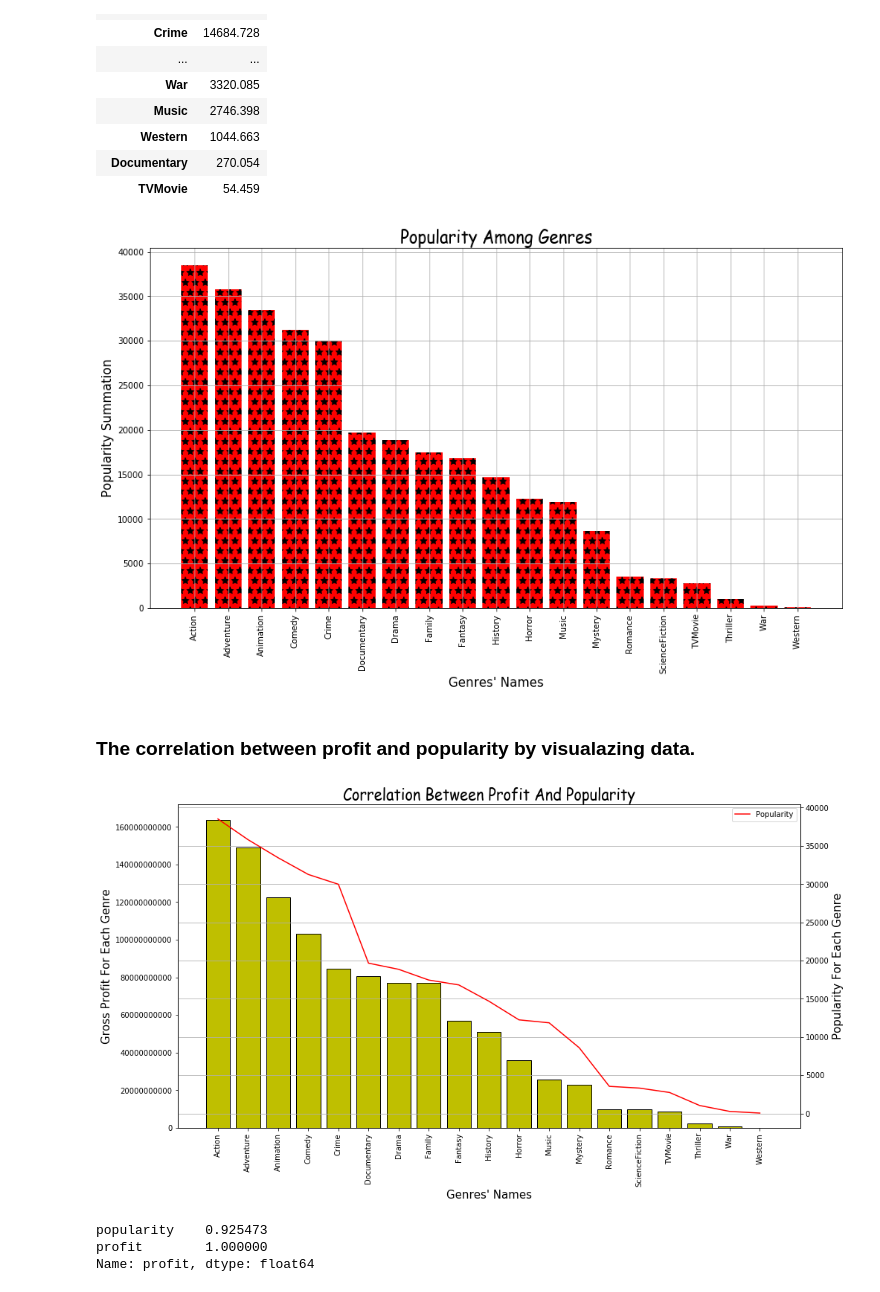
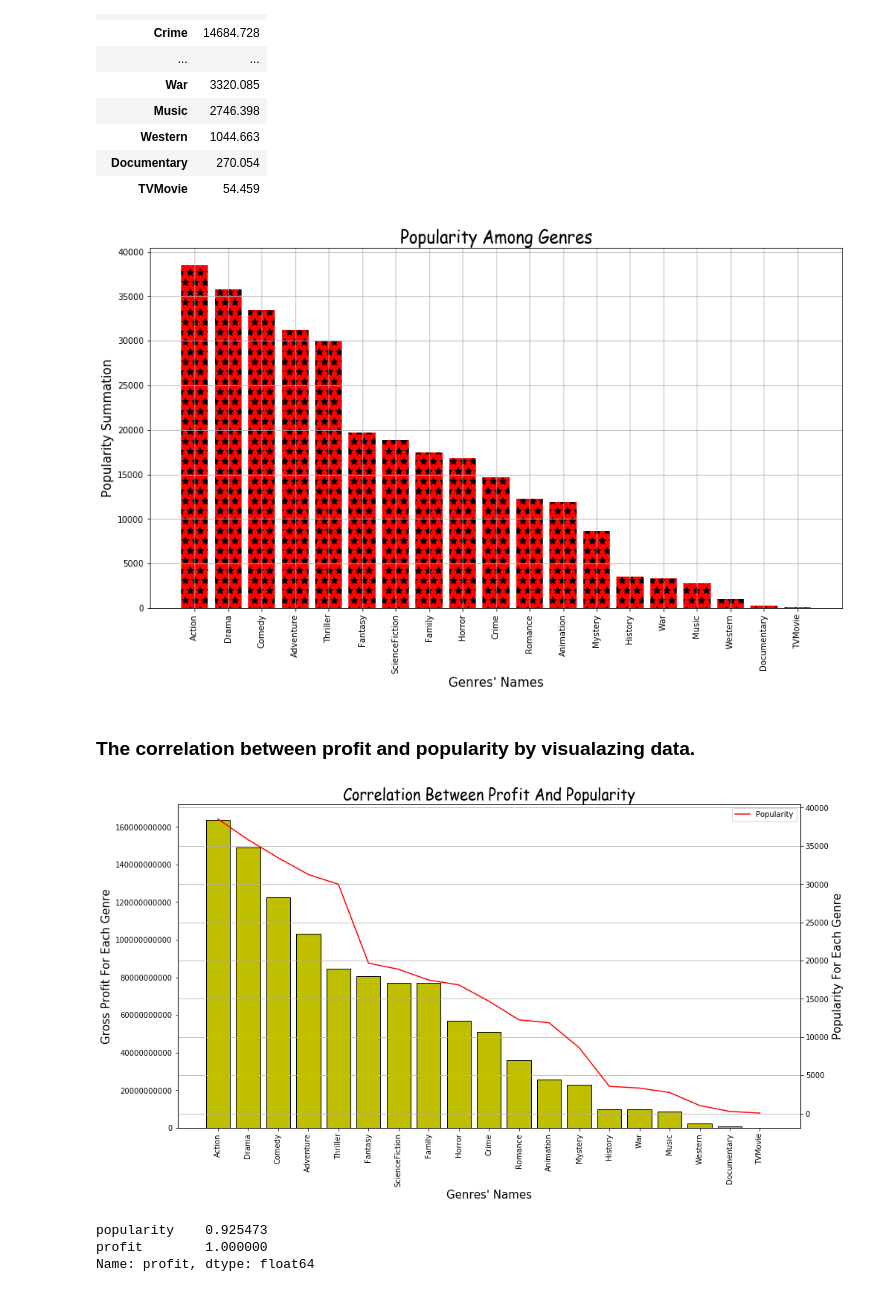
Before and after one commit to alimahzoon/Microsoft-Movie-Analysis, a Jupyter notebook: CorrelationAnalysis.ipynb, the cells around one changed output. Drawn from its saved outputs; the diff is of its cells as text; code cells hidden in the pictures.

```diff
--- a/CorrelationAnalysis.ipynb
+++ b/CorrelationAnalysis.ipynb
@@ -269,26 +269,26 @@ sum_genre_pop_df
 # %%
 plt.figure(figsize=(15,8))
 
 
-x=genre_keys
+x=sum_genre_pop_df.index
 height= sum_genre_pop_df['popularity']
 
 
 plt.bar(x,height, color='r', hatch='*')
 
 
 plt.xticks(x, rotation='vertical')
 plt.title('Popularity Among Genres', fontdict={'fontname':'Comic Sans MS', 'fontsize':20})
 plt.ylabel('Popularity Summation', size=15)
 plt.xlabel('Genres\' Names',size=15)
 
 
 
-# plt.savefig('I2.png')
+plt.savefig('I2.png')
 plt.grid()
 plt.show()
 # %% [output]
-[figure, old version]
+[figure, new version]
 # %% [markdown]
 ### The correlation between profit and popularity by visualazing data.
 # %%
@@ -296,7 +296,7 @@ plt.show()
 
 
 
-genres = genre_keys
+genres = sum_genre_pop_df.index
 profit = sum_genre_df['profit']
 popularity = sum_genre_pop_df['popularity']
 
@@ -315,12 +315,12 @@ ax2.set_ylabel('Popularity For Each Genre', size=15)
 ax1.set_xticklabels(genres, rotation='vertical')
 ax1.get_yaxis().get_major_formatter().set_scientific(False)
 
-# plt.savefig('I3.png')
+plt.savefig('I3.png')
 plt.grid()
 plt.legend()
 plt.show()
 # %% [output]
-[figure, old version]
+[figure, new version]
 # %%
 #create a new
 corr_df = pd.merge(left=sum_genre_df, right=sum_genre_pop_df, left_on='genres', right_on='genres')
```
Also changed, not shown: parts of 1 cell of this notebook, 3 other files.
